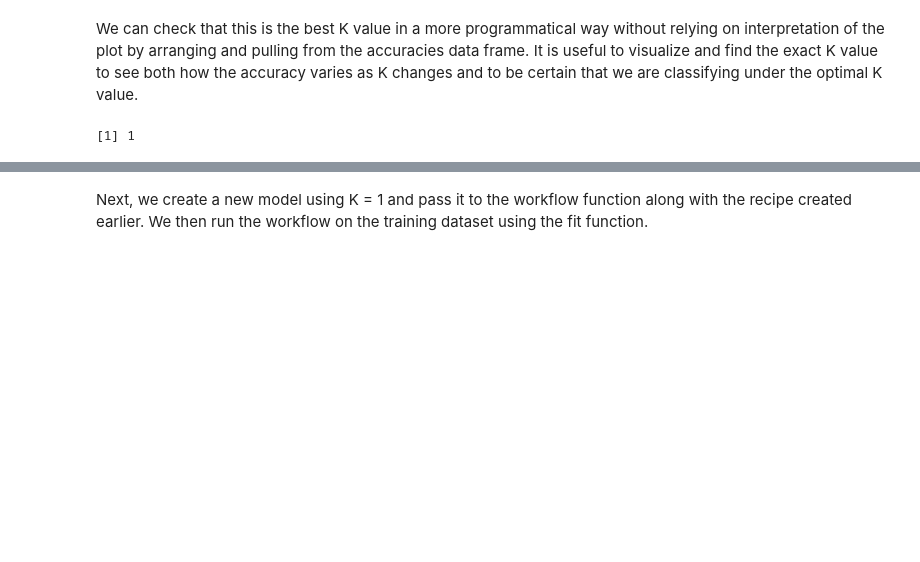
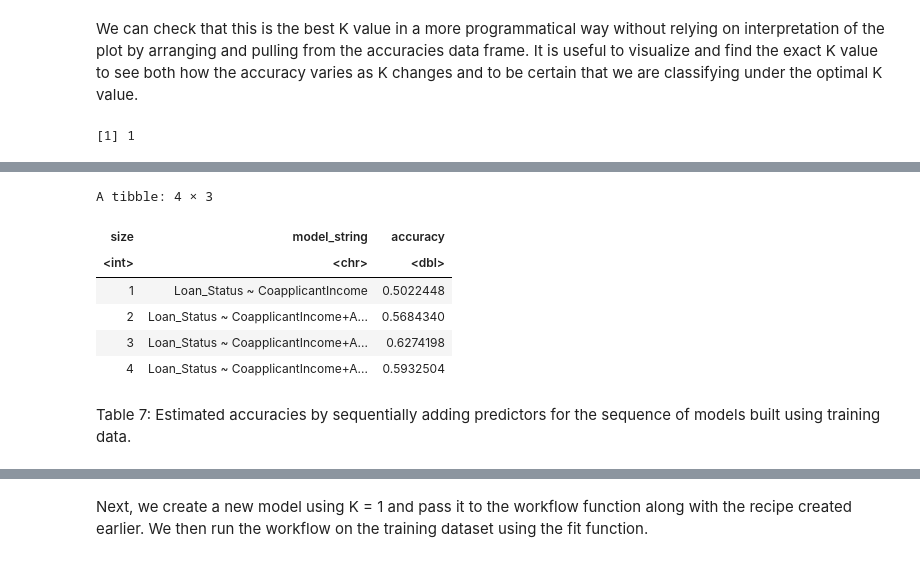
Before and after one commit to lillylaksermerz/dsci100-project, a Jupyter notebook: group_project.ipynb, the cells around one changed output, grey strips where cells are left out. Saved outputs shown, nothing was run; the diff lists cells and outputs as text; code cells hidden in the pictures; blank space fills up the shorter version.

```diff
--- a/group_project.ipynb
+++ b/group_project.ipynb
@@ -383,0 +409,72 @@ This confirms that K = 1 is the best K value.
+# %%
+#names of predictors
+names <- colnames(loan_training |> select(-Loan_Status))
+
+# create an empty tibble to store the results
+loan_accuracies <- tibble(size = integer(),
+                     model_string = character(),
+                     accuracy = numeric())
+
+
+# create a 5-fold cross-validation object
+#baked_vfold <- vfold_cv(baked_loan_training, v = 5, strata = Loan_Status)
+
+
+# store the total number of predictors
+n_total <- length(names)
+
+# stores selected predictors
+selected <- c()
+
+# for every size from 1 to the total number of predictors
+for (i in 1:n_total) {
+    # for every predictor still not added yet
+    accs <- list()
+    models <- list()
+    for (j in 1:length(names)) {
+        # create a model string for this combination of predictors
+        preds_new <- c(selected, names[[j]])
+        model_string <- paste("Loan_Status", "~", paste(preds_new, collapse="+"))
+
+        # create a recipe from the model string
+        loan_recipe_2 <- recipe(as.formula(model_string),
+                                data = loan_training) |>
+                          step_scale(all_predictors()) |>
+                          step_center(all_predictors())|>
+                          step_impute_mean(all_predictors()) |>
+                          step_upsample(Loan_Status, over_ratio = 1, skip = TRUE)
+
+        # tune the K-NN classifier with these predictors,
+        # and collect the accuracy for K = 1
+        acc <- workflow() |>
+          add_recipe(loan_recipe_2) |>
+          add_model(loan_tuning_spec) |>
+          tune_grid(resamples = loan_vfold, grid = 1) |>
+          collect_metrics() |>
+          filter(.metric == "accuracy") |>
+          summarize(mx = max(mean))
+        acc <- acc$mx |> unlist()
+
+         # add this result to the dataframe
+        accs[[j]] <- acc
+        models[[j]] <- model_string
+    }
+    jstar <- which.max(unlist(accs))
+    loan_accuracies <- loan_accuracies |>
+      add_row(size = i,
+              model_string = models[[jstar]],
+              accuracy = accs[[jstar]])
+    selected <- c(selected, names[[jstar]])
+    names <- names[-jstar]
+}
+loan_accuracies
+# %% [output]
+A tibble: 4 × 3
+| size | model_string | accuracy |
+| <int> | <chr> | <dbl> |
+| 1 | Loan_Status ~ CoapplicantIncome | 0.5022448 |
+| 2 | Loan_Status ~ CoapplicantIncome+A... | 0.5684340 |
+| 3 | Loan_Status ~ CoapplicantIncome+A... | 0.6274198 |
+| 4 | Loan_Status ~ CoapplicantIncome+A... | 0.5932504 |
+# %% [markdown]
+Table 7: Estimated accuracies by sequentially adding predictors for the sequence of models built using training data.
```
Also changed, not shown: parts of 20 cells of this notebook.
